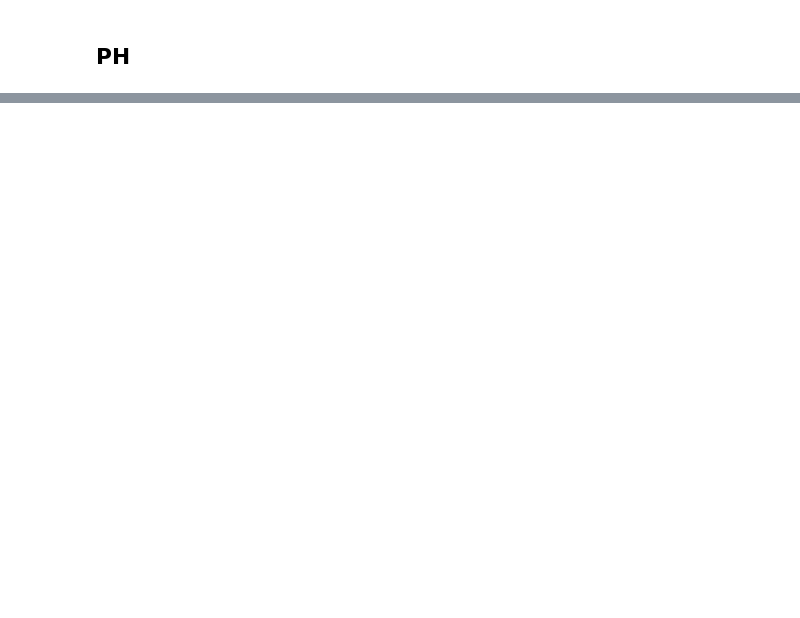
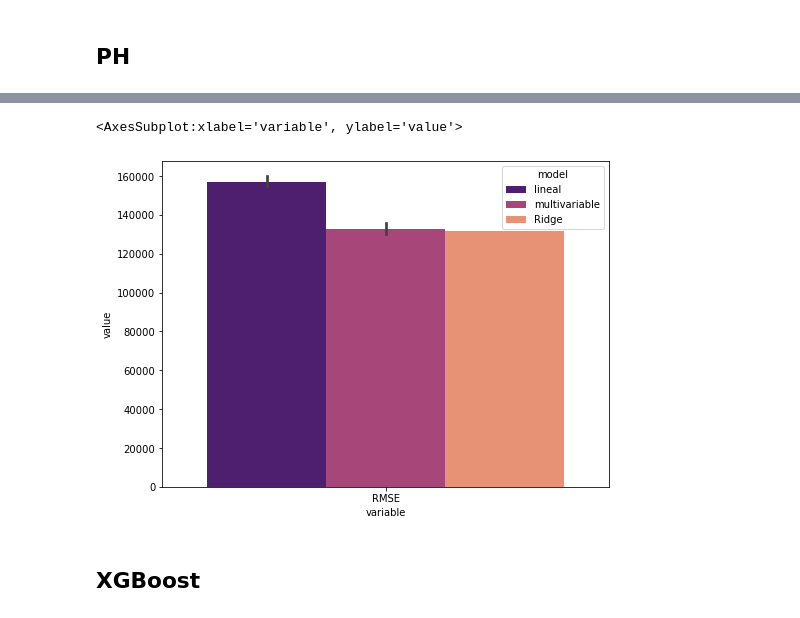
Before and after one commit to soledadh/limpieza_dataset_inmobiliario, a Jupyter notebook: multivariate_regression.ipynb, the cells around one changed output, grey strips where cells are left out. Saved outputs shown, nothing was run; the diff lists cells and outputs as text; code cells hidden in the pictures; blank space fills up the shorter version.

```diff
--- a/multivariate_regression.ipynb
+++ b/multivariate_regression.ipynb
@@ -524,0 +369,7 @@ ax.set_xticklabels([0] + list(rmse_lin_sim.keys()))
+# %%
+best_alpha = model_fit_ridge_cv.alpha_
+model_ridge = linear_model.Ridge(alpha = best_alpha, fit_intercept = True, normalize = False)
+model_fit_ridge = model_ridge.fit(X_train, y_train)
+print(model_fit_ridge.coef_)
+print(model_fit_ridge.intercept_)
+print(model_fit_ridge.score(X_train, y_train))
@@ -524,0 +381,4 @@ ax.set_xticklabels([0] + list(rmse_lin_sim.keys()))
+# %%
+pred= model_fit_ridge.predict(X_test)
+# %%
+r2, RMSE_ridge = error(y_test, pred )
@@ -524,0 +388,2 @@ ax.set_xticklabels([0] + list(rmse_lin_sim.keys()))
+# %%
+df_plot = df_plot.append({'model': 'Ridge' ,'variable': 'RMSE',	'value' : RMSE_ridge}, ignore_index=True)
@@ -524,0 +410,8 @@ ax.set_xticklabels([0] + list(rmse_lin_sim.keys()))
+# %%
+plt.figure(figsize=(8, 6))
+sns.barplot(x = 'variable', y= 'value', data= df_plot[df_plot.variable == 'RMSE'], hue= 'model', palette='magma')
+# %% [output]
+<AxesSubplot:xlabel='variable', ylabel='value'>
+[figure, added]
+# %% [markdown]
+## XGBoost
```
Also changed, not shown: parts of 84 cells of this notebook.
